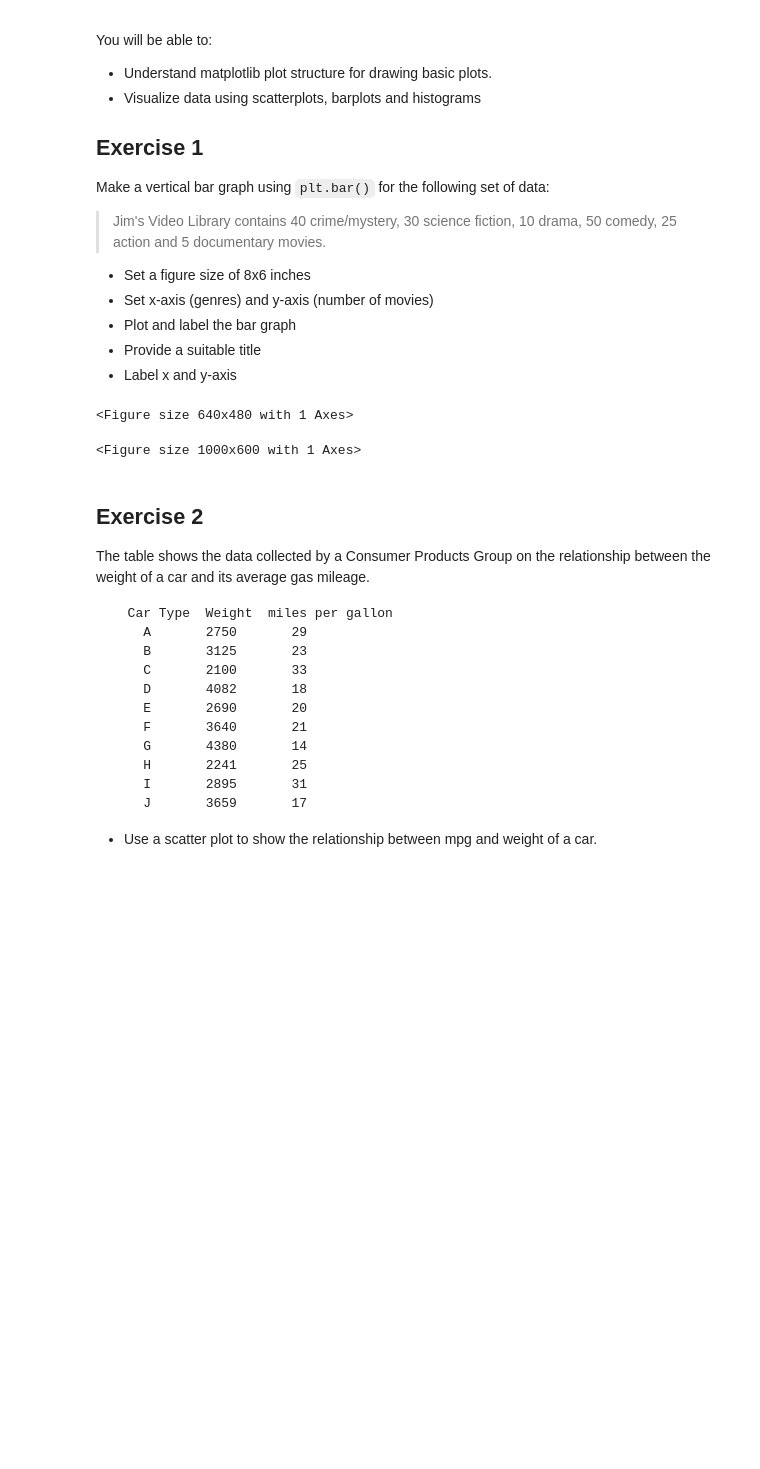
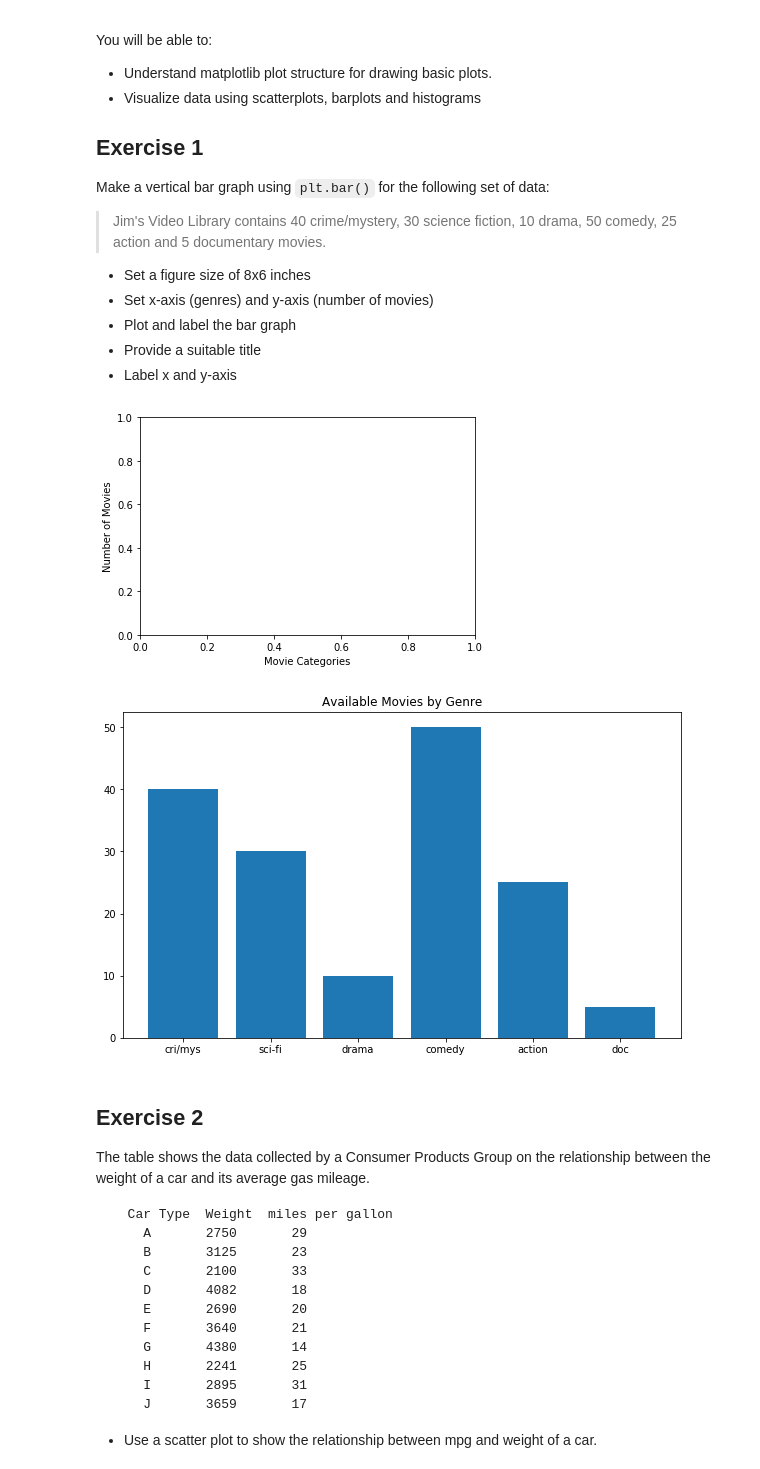
Before and after one commit to back2bklyn/dsc-data-viz-lab-nyc-ds-career-042219, a Jupyter notebook: index.ipynb, the cells around one changed output. Drawn from its saved outputs; the diff is of its cells as text; code cells hidden in the pictures; blank space fills up the shorter version.

```diff
--- a/index.ipynb
+++ b/index.ipynb
@@ -23,30 +23,30 @@ Make a vertical bar graph using `plt.bar()` for the following set of data:
 # %%
 # import the required libraries
 import numpy as np
 import matplotlib.pyplot as plt
 
 genres = ['cri/mys','sci-fi','drama','comedy', 'action', 'doc']
 quants = [40, 30, 10, 50, 25, 5]
 
 y = quants
 x = genres
 labels = None
 plt.xlabel('Movie Categories')
 plt.ylabel('Number of Movies')
 # Set a figure size
 plt.figure(figsize=(10,6))
 
 # Plot vertical bars of fixed width by passing x and y values to .bar() function
-plt.bar(x, y,)
+plt.bar(x, y)
 
 # Give a title to the bar graph
 plt.title('Available Movies by Genre')
 
 # Output the final plot
 plt.show()
 # %% [output]
-<Figure size 640x480 with 1 Axes>
-<Figure size 1000x600 with 1 Axes>
+[figure, added]
+[figure, added]
 # %% [markdown]
 ## Exercise 2
 
```
